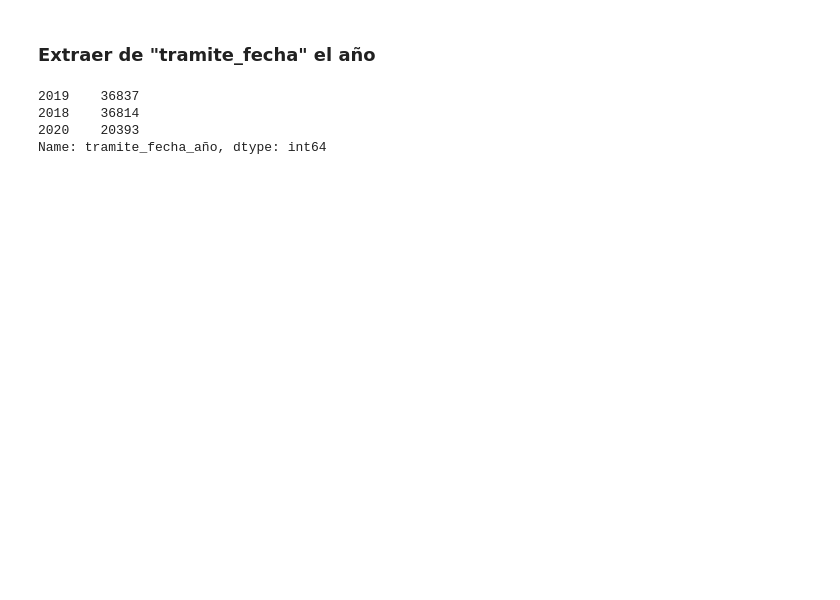
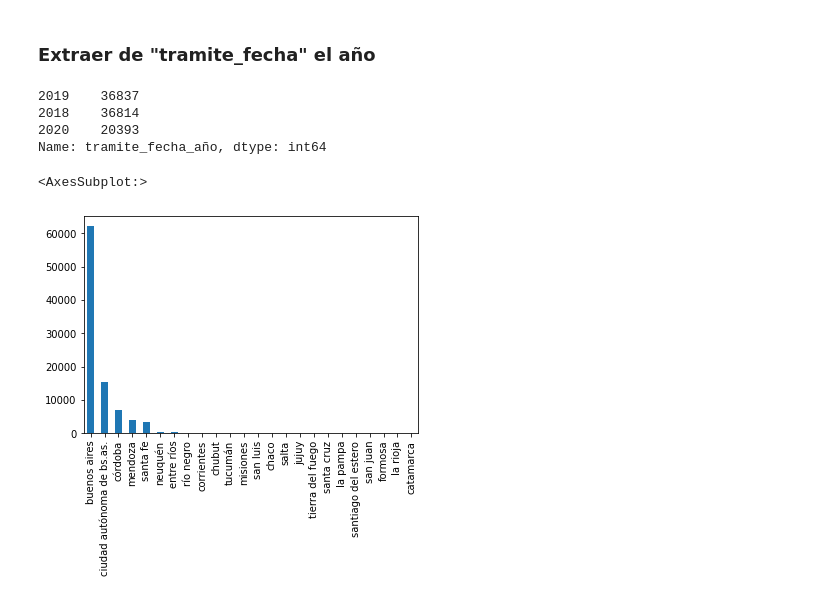
Before and after one commit to felixreyero/isi-tp-fin, a Jupyter notebook: ISI - Final.ipynb, the cells around one changed output. Drawn from its saved outputs; the diff is of its cells as text; code cells hidden in the pictures; blank space fills up the shorter version.

```diff
--- a/ISI - Final.ipynb
+++ b/ISI - Final.ipynb
@@ -173,6 +163,12 @@ df["tramite_fecha_año"].value_counts()
 2018    36814
 2020    20393
 Name: tramite_fecha_año, dtype: int64
+# %%
+df["registro_seccional_provincia"].value_counts()
+df["registro_seccional_provincia"].value_counts().plot(kind='bar')
+# %% [output]
+<AxesSubplot:>
+[figure, added]
 # %%
 df.head()
 # %% [output]
```
Also changed, not shown: parts of 3 cells of this notebook, 4 other files.
